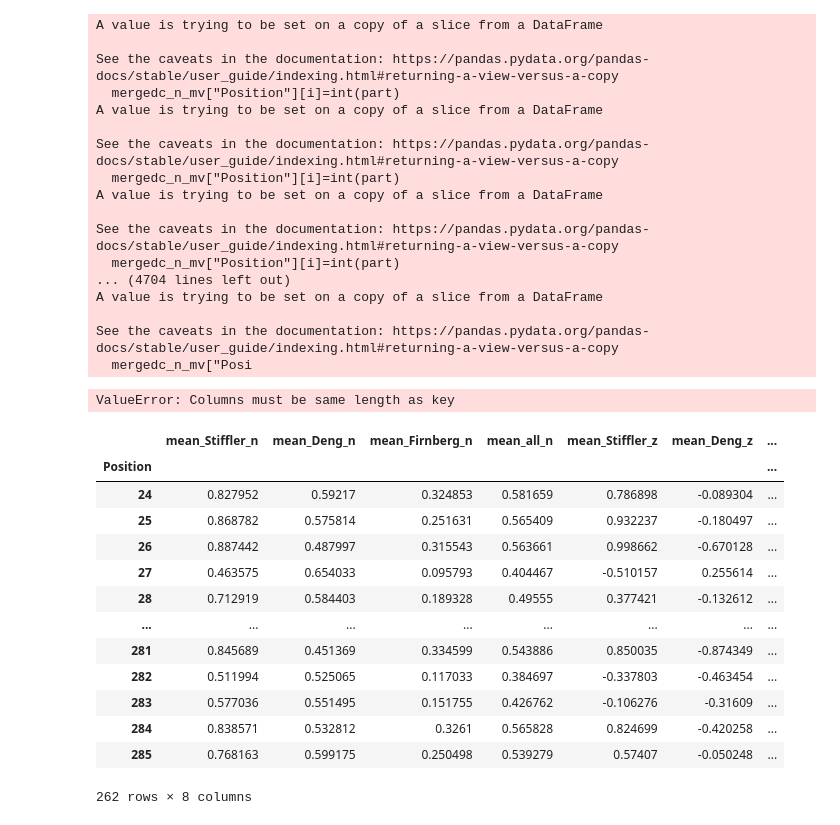
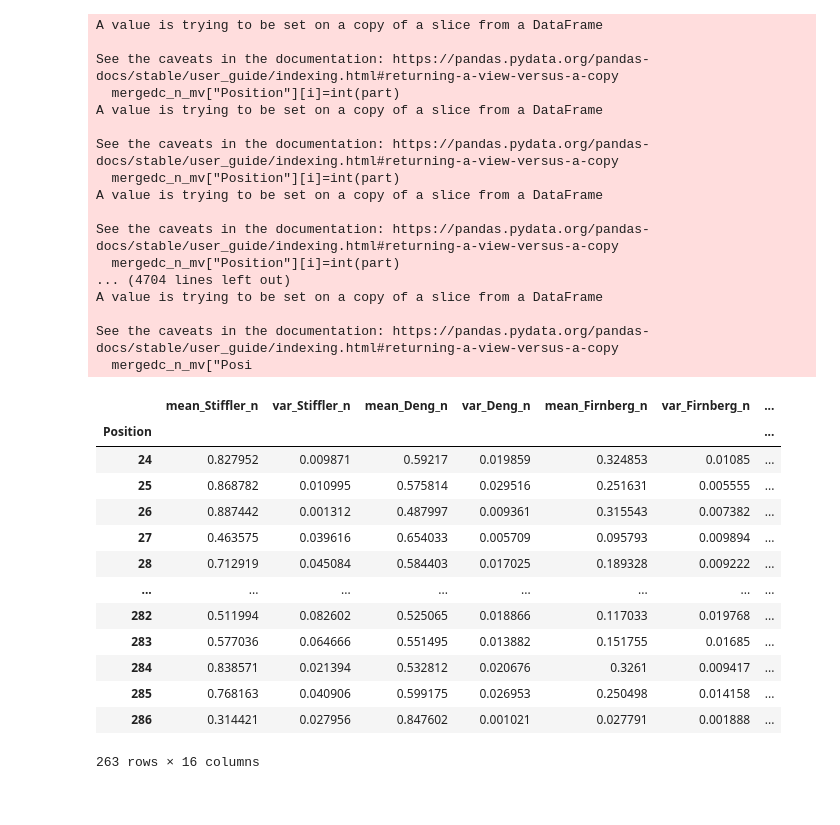
Before and after one commit to datascience-mobi-2023/topic02_team01, a Jupyter notebook: versuch.ipynb, the cells around one changed output. Cells and saved outputs as stored; diff of their text form; code cells hidden in the pictures.

```diff
--- a/versuch.ipynb
+++ b/versuch.ipynb
@@ -357,12 +326,26 @@ See the caveats in the documentation: https://pandas.pydata.org/pandas-docs/stab
   mergedc_n_mv["Posi
 # %%
 #Position_means Df aufbauen
-columns = ['mean_Stiffler_n','mean_Deng_n','mean_Firnberg_n','mean_all_n', 'mean_Stiffler_z','mean_Deng_z','mean_Firnberg_z','mean_all_z']
-index = range(int(mergedc_n_mv["Position"][0]), int(mergedc_n_mv["Position"][-1]))
+columns = ['mean_Stiffler_n','var_Stiffler_n','mean_Deng_n','var_Deng_n','mean_Firnberg_n','var_Firnberg_n','mean_all_n','var_all_n','mean_Stiffler_z','var_Stiffler_z','mean_Deng_z','var_Deng_z','mean_Firnberg_z','var_Firnberg_z','mean_all_z','var_all_z']
+index = range(int(mergedc_n_mv["Position"][0]), int(mergedc_n_mv["Position"][-1])+1)
 ##warum muss ich hier nochmal Int() nutzen? Ich habe im Chunk darüber doch int(part) verwendet...(Positionswerte wurden scheinbar als floats gespeichert)?
 
 position_means= pd.DataFrame( columns = columns, index = index)
 position_means.index.name="Position"
+# %%
+for i in range(int(mergedc_n_mv["Position"][0]), int(mergedc_n_mv["Position"][-1])+1):
+    Pos=[]
+    for j in range(np.where(mergedc_n_mv["Position"]==i)[0][0], np.where(mergedc_n_mv["Position"]==i)[0][-1]+1):
+        Pos=np.append(Pos, mergedc_n_mv.iloc[j,0:3][0:3])
+    position_means.loc[i, "mean_all_n"]=np.nanmean(Pos)
+    position_means.loc[i, "var_all_n"]=np.nanvar(Pos)
+
+for i in range(int(mergedc_z_mv["Position"][0]), int(mergedc_z_mv["Position"][-1])+1):
+    Pos=[]
+    for j in range(np.where(mergedc_z_mv["Position"]==i)[0][0], np.where(mergedc_z_mv["Position"]==i)[0][-1]+1):
+        Pos=np.append(Pos, mergedc_z_mv.iloc[j,0:3][0:3])
+    position_means.loc[i, "mean_all_z"]=np.nanmean(Pos)
+    position_means.loc[i, "var_all_z"]=np.nanvar(Pos)
 # %%
 #means für Positionen berechnen mit groupby
 
@@ -377,26 +360,3 @@ position_means["mean_Firnberg_n"]= grouped_n.mean()["Firnberg"]
 position_means["mean_Stiffler_z"]= grouped_z.mean()["Stiffler"]
 position_means["mean_Deng_z"]= grouped_z.mean()["Deng"]
 position_means["mean_Firnberg_z"]= grouped_z.mean()["Firnberg"]
-#position_means['mean_all_n']=grouped_n[["Stiffler", "Deng", "Firnberg"]].mean() -> Error: Columns must be same length as key...? Ich möchte die NAs nicht in die Berechnung der Mittelwerte riennehmen. Wenn ich die mean_all Spalten einfach aus den mean_Datensatz Spalten berechne bekäme jeder Datensatz das gleiche Gewicht, auch wenn einer einige NAs beinhaltet... -> von hier aus wird erst einmal auf jene "unzureichende" Weise weitergearbeitet. Das sollte jedoch noch behoben werden!
-# %% [output]
-ValueError: Columns must be same length as key
-# %%
-#Position-means über alle drei Datensätze berechnen nach beiden Normalisierungsmethoden (soll später anders gemacht werden (siehe oberer Chunk). Wird hie rnur gemacht um Werte zu haben mit denen gerechnet werden kann.
-position_means['mean_all_n'] = position_means[['mean_Stiffler_n', 'mean_Deng_n', 'mean_Firnberg_n']].mean(axis=1)
-position_means['mean_all_z'] = position_means[['mean_Stiffler_z', 'mean_Deng_z', 'mean_Firnberg_z']].mean(axis=1)
-position_means
-# %% [output]
-|  | mean_Stiffler_n | mean_Deng_n | mean_Firnberg_n | mean_all_n | mean_Stiffler_z | mean_Deng_z | ... |
-| Position |  |  |  |  |  |  | ... |
-| 24 | 0.827952 | 0.59217 | 0.324853 | 0.581659 | 0.786898 | -0.089304 | ... |
-| 25 | 0.868782 | 0.575814 | 0.251631 | 0.565409 | 0.932237 | -0.180497 | ... |
-| 26 | 0.887442 | 0.487997 | 0.315543 | 0.563661 | 0.998662 | -0.670128 | ... |
-| 27 | 0.463575 | 0.654033 | 0.095793 | 0.404467 | -0.510157 | 0.255614 | ... |
-| 28 | 0.712919 | 0.584403 | 0.189328 | 0.49555 | 0.377421 | -0.132612 | ... |
-| ... | ... | ... | ... | ... | ... | ... | ... |
-| 281 | 0.845689 | 0.451369 | 0.334599 | 0.543886 | 0.850035 | -0.874349 | ... |
-| 282 | 0.511994 | 0.525065 | 0.117033 | 0.384697 | -0.337803 | -0.463454 | ... |
-| 283 | 0.577036 | 0.551495 | 0.151755 | 0.426762 | -0.106276 | -0.31609 | ... |
-| 284 | 0.838571 | 0.532812 | 0.3261 | 0.565828 | 0.824699 | -0.420258 | ... |
-| 285 | 0.768163 | 0.599175 | 0.250498 | 0.539279 | 0.57407 | -0.050248 | ... |
-262 rows × 8 columns
@@ -404,0 +363,26 @@ position_means
+# %%
+#Varianzen noch einbringen
+position_means["var_Stiffler_n"]= grouped_n.var()["Stiffler"]
+position_means["var_Deng_n"]= grouped_n.var()["Deng"]
+position_means["var_Firnberg_n"]= grouped_n.var()["Firnberg"]
+position_means["var_Stiffler_z"]= grouped_z.var()["Stiffler"]
+position_means["var_Deng_z"]= grouped_z.var()["Deng"]
+position_means["var_Firnberg_z"]= grouped_z.var()["Firnberg"]
+
+
+position_means
+# %% [output]
+|  | mean_Stiffler_n | var_Stiffler_n | mean_Deng_n | var_Deng_n | mean_Firnberg_n | var_Firnberg_n | ... |
+| Position |  |  |  |  |  |  | ... |
+| 24 | 0.827952 | 0.009871 | 0.59217 | 0.019859 | 0.324853 | 0.01085 | ... |
+| 25 | 0.868782 | 0.010995 | 0.575814 | 0.029516 | 0.251631 | 0.005555 | ... |
+| 26 | 0.887442 | 0.001312 | 0.487997 | 0.009361 | 0.315543 | 0.007382 | ... |
+| 27 | 0.463575 | 0.039616 | 0.654033 | 0.005709 | 0.095793 | 0.009894 | ... |
+| 28 | 0.712919 | 0.045084 | 0.584403 | 0.017025 | 0.189328 | 0.009222 | ... |
+| ... | ... | ... | ... | ... | ... | ... | ... |
+| 282 | 0.511994 | 0.082602 | 0.525065 | 0.018866 | 0.117033 | 0.019768 | ... |
+| 283 | 0.577036 | 0.064666 | 0.551495 | 0.013882 | 0.151755 | 0.01685 | ... |
+| 284 | 0.838571 | 0.021394 | 0.532812 | 0.020676 | 0.3261 | 0.009417 | ... |
+| 285 | 0.768163 | 0.040906 | 0.599175 | 0.026953 | 0.250498 | 0.014158 | ... |
+| 286 | 0.314421 | 0.027956 | 0.847602 | 0.001021 | 0.027791 | 0.001888 | ... |
+263 rows × 16 columns
```
Also changed, not shown: parts of 7 cells of this notebook.
